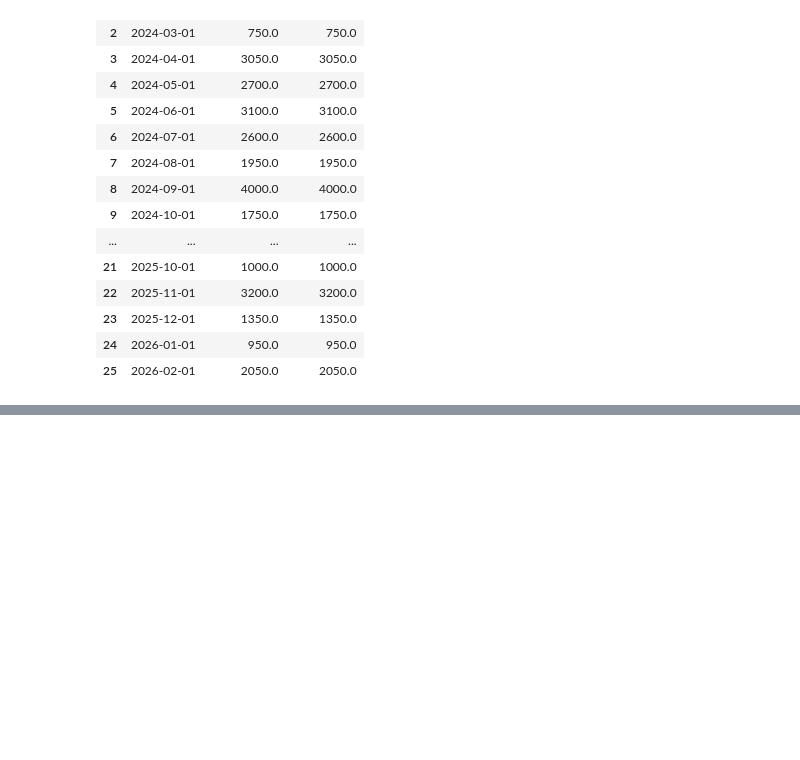
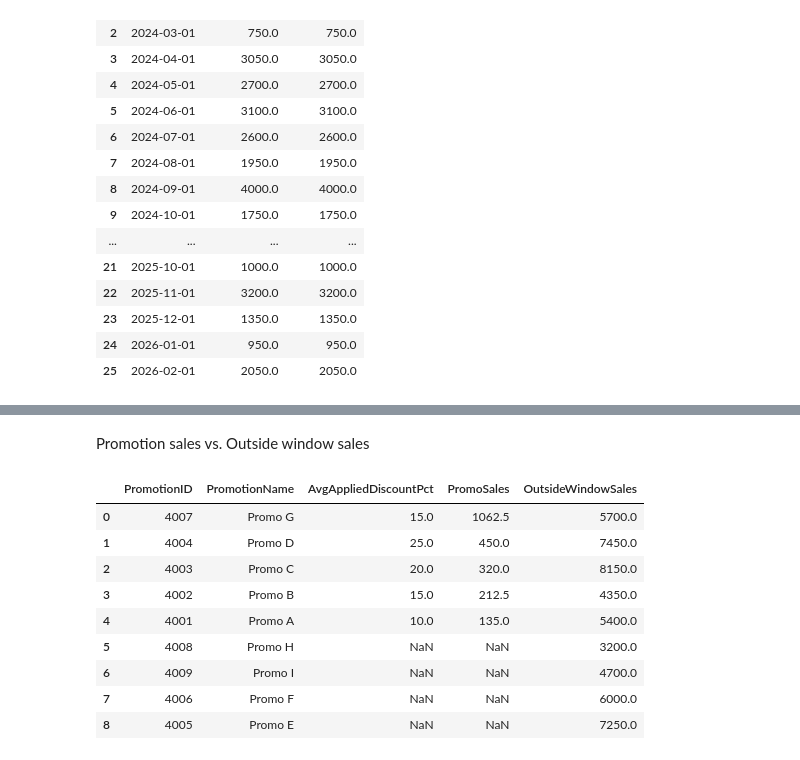
Before and after one commit to reyreyli/case_studies, a Jupyter notebook: 02_sql_analysis.ipynb, the cells around one changed output, grey strips where cells are left out. Saved outputs shown, nothing was run; the diff lists cells and outputs as text; code cells hidden in the pictures; blank space fills up the shorter version.

```diff
--- a/02_sql_analysis.ipynb
+++ b/02_sql_analysis.ipynb
@@ -305,0 +441,25 @@ ORDER BY Month;
+# %% [markdown]
+Promotion sales vs. Outside window sales
+# %%
+con.execute("""
+SELECT
+  PromotionID,
+  PromotionName,
+  AVG(CASE WHEN IsPromotionActive=1 THEN DiscountPct END) AS AvgAppliedDiscountPct,
+  SUM(CASE WHEN IsPromotionActive=1 THEN NetProductSalesAmount END) AS PromoSales,
+  SUM(CASE WHEN IsPromotionActive=0 AND PromotionID IS NOT NULL THEN GrossProductSalesAmount END) AS OutsideWindowSales
+FROM v_promotion_impact
+GROUP BY 1,2
+ORDER BY PromoSales DESC;
+""").df()
+# %% [output]
+|  | PromotionID | PromotionName | AvgAppliedDiscountPct | PromoSales | OutsideWindowSales |
+| 0 | 4007 | Promo G | 15.0 | 1062.5 | 5700.0 |
+| 1 | 4004 | Promo D | 25.0 | 450.0 | 7450.0 |
+| 2 | 4003 | Promo C | 20.0 | 320.0 | 8150.0 |
+| 3 | 4002 | Promo B | 15.0 | 212.5 | 4350.0 |
+| 4 | 4001 | Promo A | 10.0 | 135.0 | 5400.0 |
+| 5 | 4008 | Promo H | NaN | NaN | 3200.0 |
+| 6 | 4009 | Promo I | NaN | NaN | 4700.0 |
+| 7 | 4006 | Promo F | NaN | NaN | 6000.0 |
+| 8 | 4005 | Promo E | NaN | NaN | 7250.0 |
```
Also changed, not shown: parts of 6 cells of this notebook.
